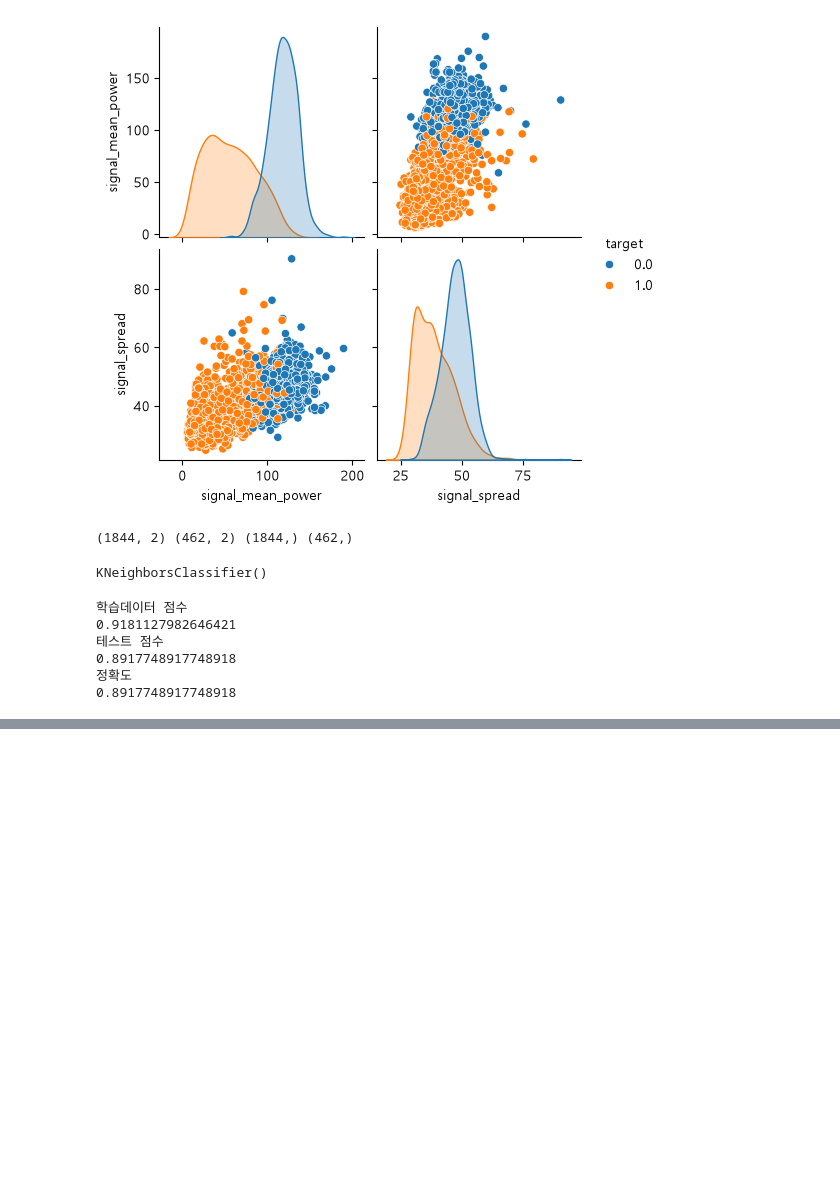
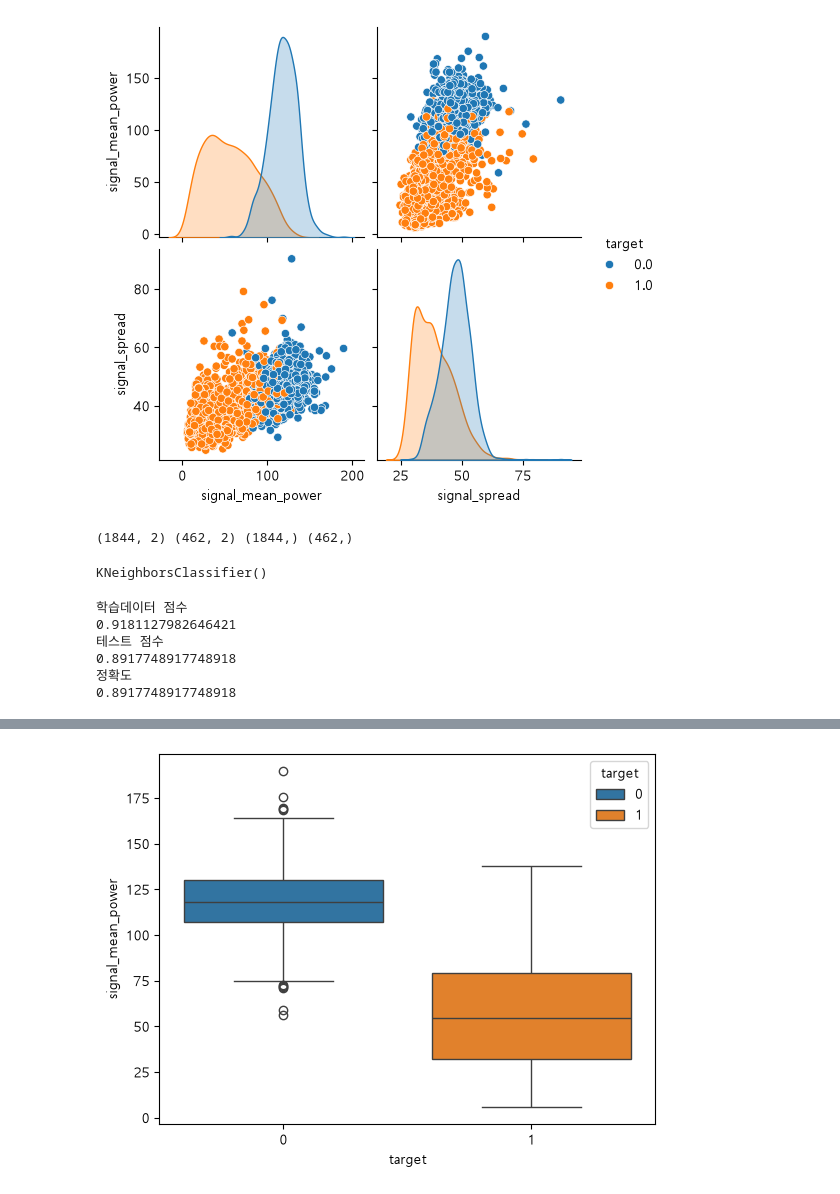
Before and after one commit to hyejinspace/kdt-ml, a Jupyter notebook: 5. KNN(펄서와 우주잡음).ipynb, the cells around one changed output, grey strips where cells are left out. Cells and saved outputs as stored; diff of their text form; code cells hidden in the pictures; blank space fills up the shorter version.

```diff
--- a/5. KNN(펄서와 우주잡음).ipynb
+++ b/5. KNN(펄서와 우주잡음).ipynb
@@ -177,0 +252,6 @@ print(accuracy_score(y_test, y_pred))
+# %%
+# signal_mean_power
+sns.boxplot(star_df, x="target", y="signal_mean_power", hue="target")
+plt.show()
+# %% [output]
+[figure, added]
```
Also changed, not shown: parts of 30 cells of this notebook, 2 other files.
